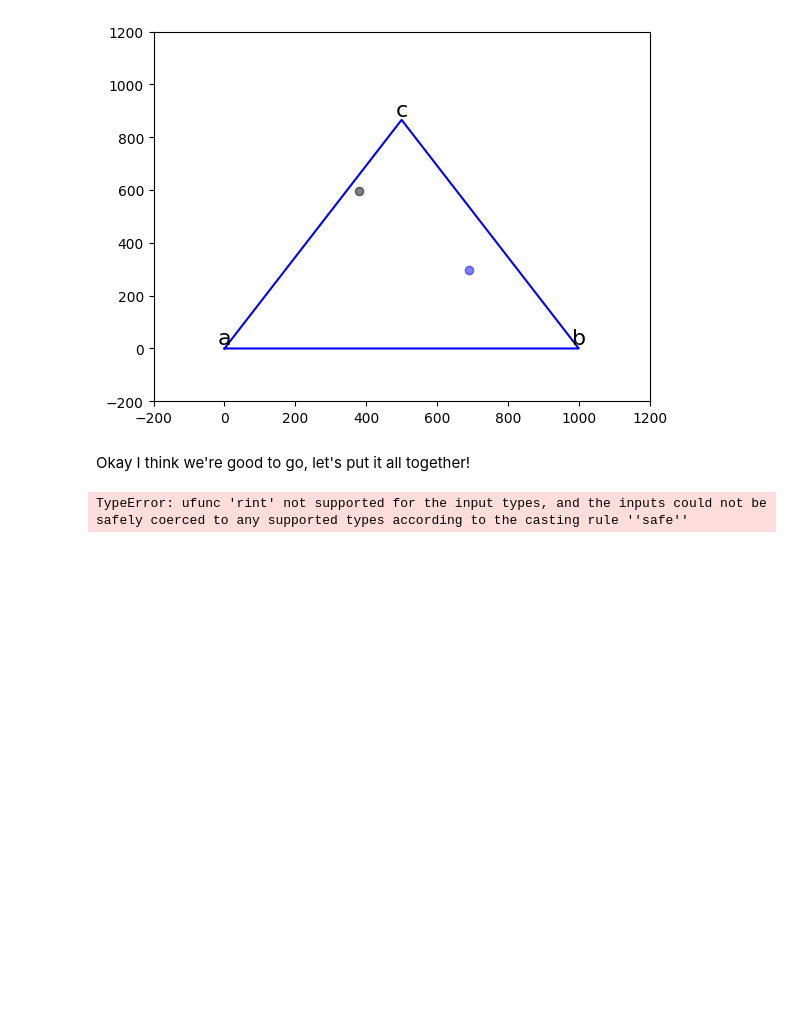
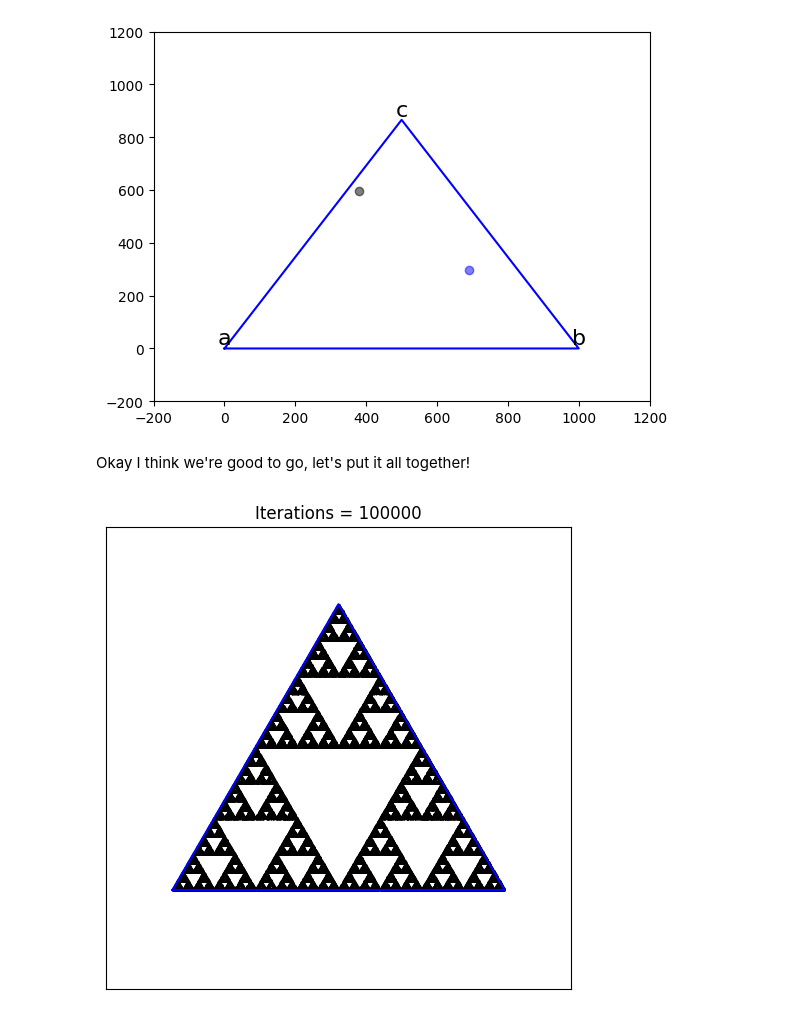
Before and after one commit to dsborrus/sierpinski-triangle, a Jupyter notebook: draft1.ipynb, the cells around one changed output. Saved outputs shown, nothing was run; the diff lists cells and outputs as text; code cells hidden in the pictures; blank space fills up the shorter version.

```diff
--- a/runme.ipynb
+++ b/draft1.ipynb
@@ -182,17 +182,61 @@ plt.scatter(newp[0],newp[1],color='blue',alpha=0.5);
 # %% [markdown]
 Okay I think we're good to go, let's put it all together!
 # %%
-max_iters = 5;
+max_iters = 100000; # basically, dots to draw
+l = 1000;      # length of triangle edge
+
+# create the triangle
+a = np.array([0, 0])
+b = np.array([l, 0])
+c = np.array([l/2, np.sqrt((l)**2 - (l/2)**2)])
+T = np.array([a,b,c,a])
 
 # select a random point in the triangle
 while ~go:
     rx = np.random.uniform(0,l)
     ry = np.random.uniform(0,c[1])
 
     if rx<=l/2:
         go = (ry<m*rx)
     else:
         go = (ry<-m*(rx-l/2)+c[1])
-print('starting point is at ' + np.round(rx)))
+#print('starting point is at ' + str(np.round(rx)) +', '+ str(np.round(ry)))
+
+# initialize and update the output
+A = np.zeros([max_iters,2])
+A[0,:] = [rx,ry]
+
+# loop through
+for k in range(1,max_iters):
+    # pick a random vertex
+    vi = np.random.randint(0,2+1)
+    # find its location
+    v = T[vi,:]
+    # split the difference between the random point and the vertex
+    newp = np.array([(rx-(rx-v[0])/2) , (ry-(ry-v[1])/2)])
+    # update the rx and ry
+    rx = newp[0]
+    ry = newp[1]
+    # save to array
+    A[k,:] = newp
+
+### plot the triangle ###
+plt.figure(figsize=(6, 6))
+plt.plot(T[:,0],T[:,1],'b-')
+# set the x and y axis limits
+plt.xlim(-l*0.2, l*1.2)
+plt.ylim(-l*0.2-0.1*l, l*1.2-0.1*l)
+plt.title('Iterations = ' + str(max_iters))
+plt.xticks([])
+plt.yticks([])
+# label the points
+pnts = ['a','b','c']
+#for i in range(0,3):
+#     plt.text(x_init[i],y_init[i],pnts[i],ha='center', va='bottom',fontsize=16)
+
+plt.scatter(A[:,0],A[:,1],marker='.',s=1,color='black');
+
+# Save the plot as a PNG image
+plt.savefig('sierpinski_triangle_' + str(max_iters) + 'iters.png', dpi=300, bbox_inches='tight')
 # %% [output]
-TypeError: ufunc 'rint' not supported for the input types, and the inputs could not be safely coerced to any supported types according to the casting rule ''safe''
+[figure, added]
```
Also changed, not shown: 6 other files.
